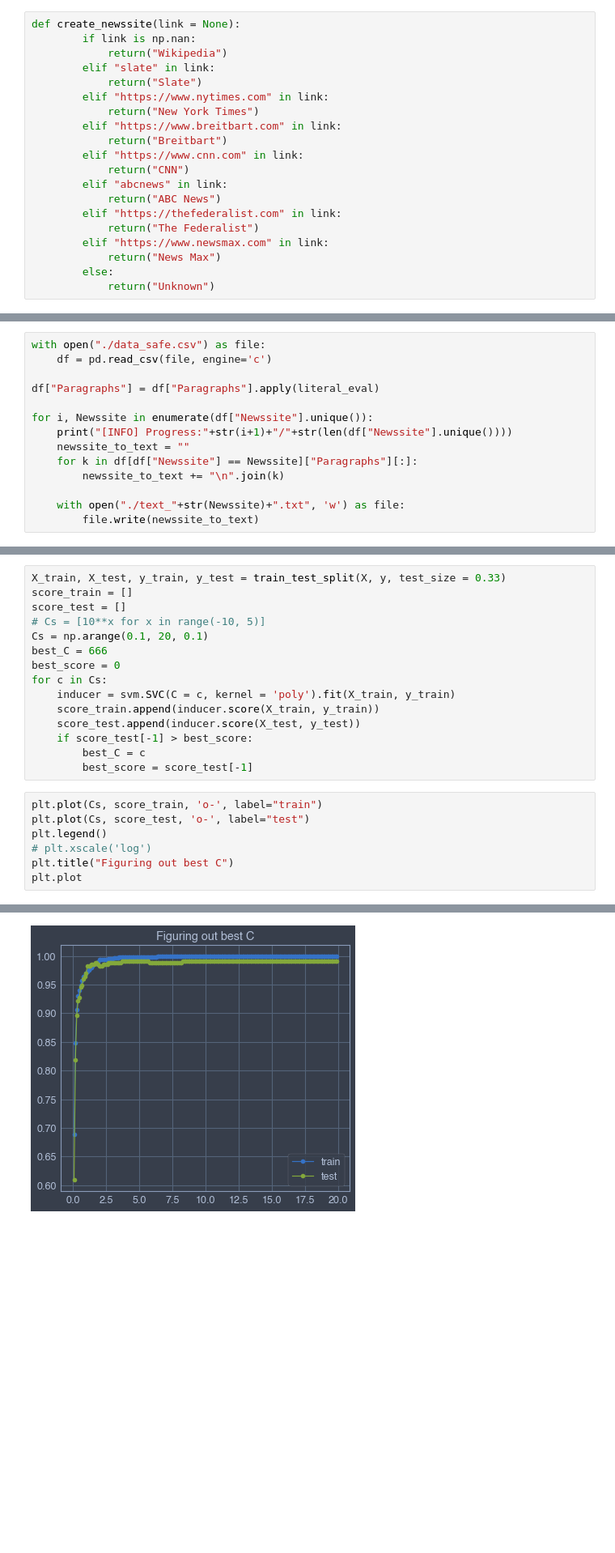
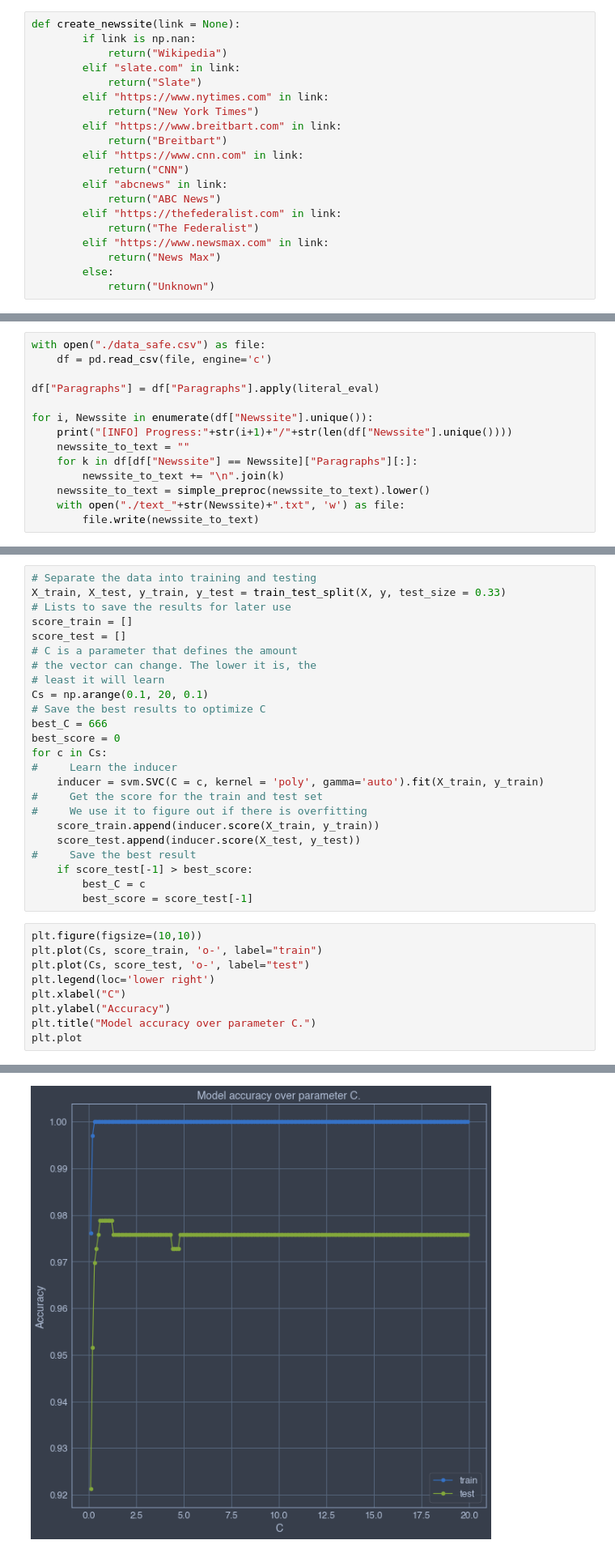
Before and after one commit to Willinki/Just-News, a Jupyter notebook: CADE_testing.ipynb, the cells around one changed output, grey strips where cells are left out. Shown at 81% size. Cells and saved outputs as stored; diff of their text form; blank space fills up the shorter version.

```diff
--- a/CADE_testing.ipynb
+++ b/CADE_testing.ipynb
@@ -59,7 +62,7 @@ df_list = df_list[['Title', "Date", "Link", "Paragraphs", "Authors"]]
 def create_newssite(link = None):
         if link is np.nan:
             return("Wikipedia")
-        elif "slate" in link:
+        elif "slate.com" in link:
             return("Slate")
         elif "https://www.nytimes.com" in link:
             return("New York Times")
@@ -124,7 +127,7 @@ for i, Newssite in enumerate(df["Newssite"].unique()):
     newssite_to_text = ""
     for k in df[df["Newssite"] == Newssite]["Paragraphs"][:]:
         newssite_to_text += "\n".join(k)
-
+    newssite_to_text = simple_preproc(newssite_to_text).lower()
     with open("./text_"+str(Newssite)+".txt", 'w') as file:
         file.write(newssite_to_text)
 # %% [output]
@@ -346,25 +352,36 @@ logistic.score(X, y)
 # %%
+# Separate the data into training and testing
 X_train, X_test, y_train, y_test = train_test_split(X, y, test_size = 0.33)
+# Lists to save the results for later use
 score_train = []
 score_test = []
-# Cs = [10**x for x in range(-10, 5)]
+# C is a parameter that defines the amount
+# the vector can change. The lower it is, the
+# least it will learn
 Cs = np.arange(0.1, 20, 0.1)
+# Save the best results to optimize C
 best_C = 666
 best_score = 0
 for c in Cs:
-    inducer = svm.SVC(C = c, kernel = 'poly').fit(X_train, y_train)
+#     Learn the inducer
+    inducer = svm.SVC(C = c, kernel = 'poly', gamma='auto').fit(X_train, y_train)
+#     Get the score for the train and test set
+#     We use it to figure out if there is overfitting
     score_train.append(inducer.score(X_train, y_train))
     score_test.append(inducer.score(X_test, y_test))
+#     Save the best result
     if score_test[-1] > best_score:
         best_C = c
         best_score = score_test[-1]
 # %%
+plt.figure(figsize=(10,10))
 plt.plot(Cs, score_train, 'o-', label="train")
 plt.plot(Cs, score_test, 'o-', label="test")
-plt.legend()
-# plt.xscale('log')
-plt.title("Figuring out best C")
+plt.legend(loc='lower right')
+plt.xlabel("C")
+plt.ylabel("Accuracy")
+plt.title("Model accuracy over parameter C.")
 plt.plot
 # %% [output]
 <function matplotlib.pyplot.plot(*args, scalex=True, scaley=True, data=None, **kwargs)>
-[figure, old version]
+[figure, new version]
```
Also changed, not shown: parts of 30 cells of this notebook.
